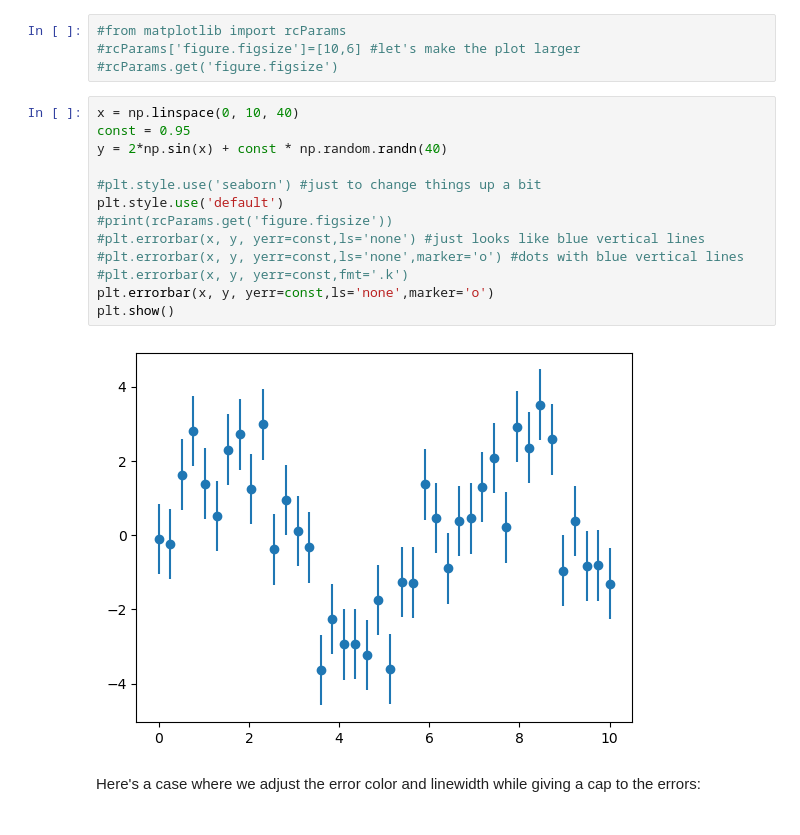
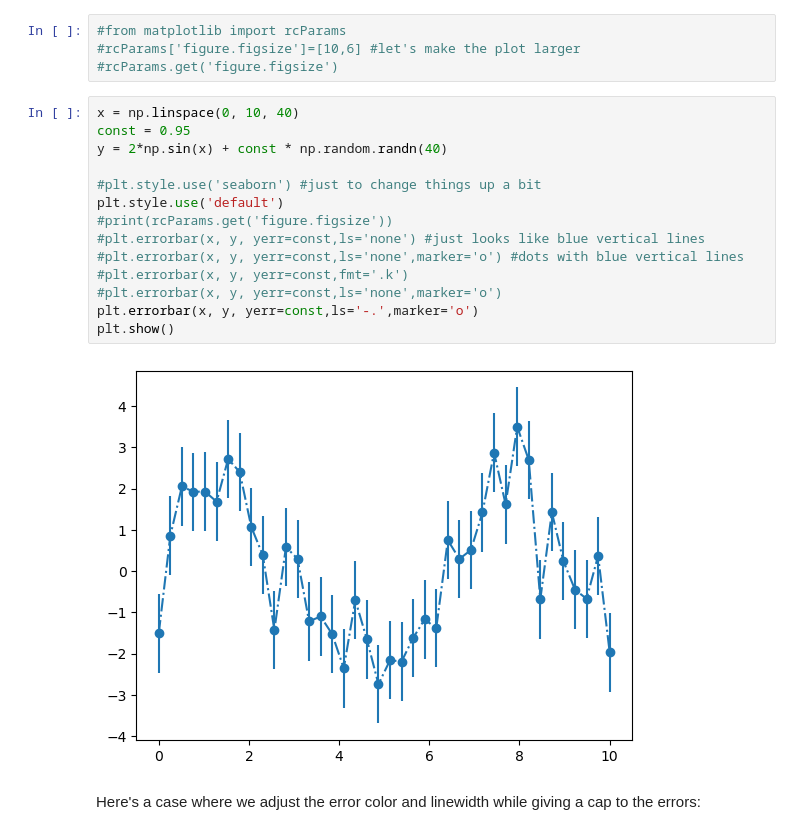
Before and after one commit to thaynecurrie/phys7903_fall2026, a Jupyter notebook: ScientificPythonNotes/Matplotlib/Python_matplotlib_part1b.ipynb, the cells around one changed output. Saved outputs shown, nothing was run; the diff lists cells and outputs as text.

```diff
--- a/ScientificPythonNotes/Matplotlib/Python_matplotlib_part1b.ipynb
+++ b/ScientificPythonNotes/Matplotlib/Python_matplotlib_part1b.ipynb
@@ -297,18 +297,19 @@ Here is a very simple errorbar plot:
 # %%
 x = np.linspace(0, 10, 40)
 const = 0.95
 y = 2*np.sin(x) + const * np.random.randn(40)
 
 #plt.style.use('seaborn') #just to change things up a bit
 plt.style.use('default')
 #print(rcParams.get('figure.figsize'))
 #plt.errorbar(x, y, yerr=const,ls='none') #just looks like blue vertical lines
 #plt.errorbar(x, y, yerr=const,ls='none',marker='o') #dots with blue vertical lines
 #plt.errorbar(x, y, yerr=const,fmt='.k')
-plt.errorbar(x, y, yerr=const,ls='none',marker='o')
+#plt.errorbar(x, y, yerr=const,ls='none',marker='o')
+plt.errorbar(x, y, yerr=const,ls='-.',marker='o')
 plt.show()
 # %% [output]
-[figure, old version]
+[figure, new version]
 # %% [markdown]
 Here's a case where we adjust the error color and linewidth while giving a cap to the errors:
 # %%
```
Also changed, not shown: parts of 8 cells of this notebook, 7 other files.
